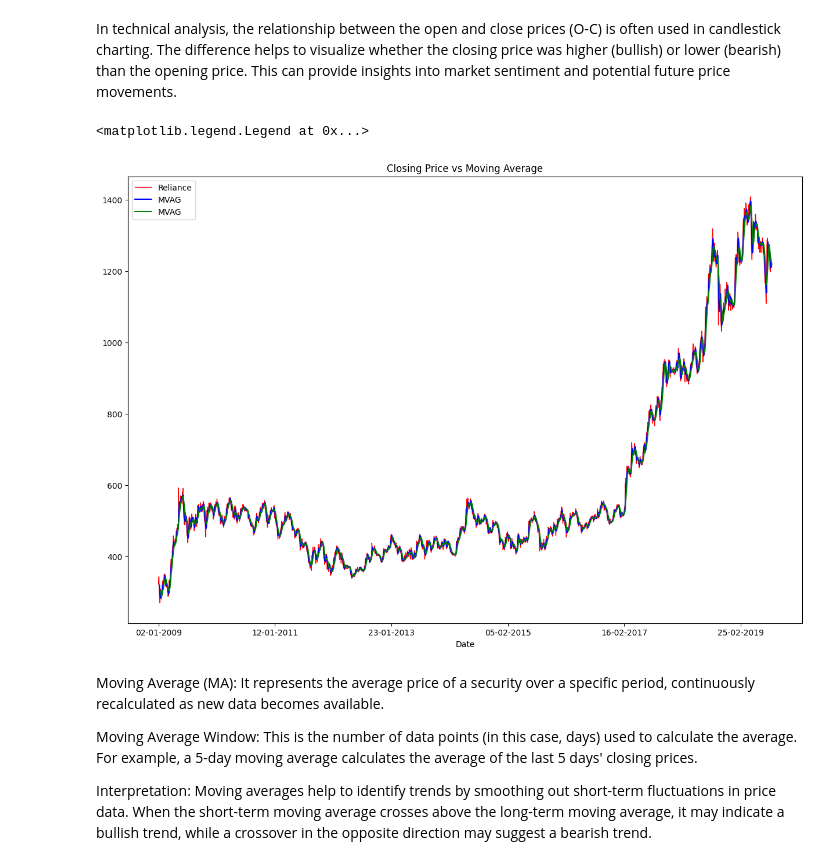
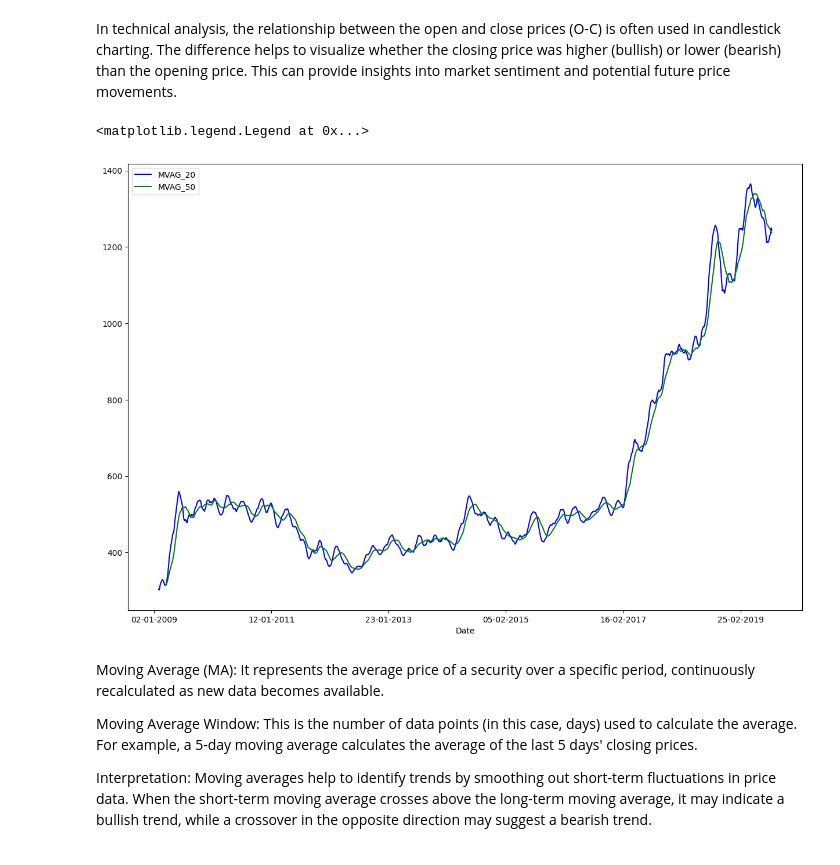
Before and after one commit to sahilgarg2814/avisoft, a Jupyter notebook: weekly_assignment/weakly_assignment7.ipynb, the cells around one changed output. Drawn from its saved outputs; the diff is of its cells as text; code cells hidden in the pictures.

```diff
--- a/weekly_assignment/weakly_assignment7.ipynb
+++ b/weekly_assignment/weakly_assignment7.ipynb
@@ -50,16 +52,17 @@ The difference between the high and low prices (H-L) gives an indication of the
 # %% [markdown]
 In technical analysis, the relationship between the open and close prices (O-C) is often used in candlestick charting. The difference helps to visualize whether the closing price was higher (bullish) or lower (bearish) than the opening price. This can provide insights into market sentiment and potential future price movements.
 # %%
-dataframe_reliance_stock_price['moving_average_5'] = dataframe_reliance_stock_price['Close'].rolling(window=5).mean()
-dataframe_reliance_stock_price['moving_average_10'] = dataframe_reliance_stock_price['Close'].rolling(window=10).mean()
+dataframe_reliance_stock_price['moving_average_20'] = dataframe_reliance_stock_price['Close'].rolling(window=20).mean()
+dataframe_reliance_stock_price['moving_average_50'] = dataframe_reliance_stock_price['Close'].rolling(window=50).mean()
 # %%
-dataframe_reliance_stock_price['Close'].plot(label='Reliance', figsize=(15,10), title='Closing Price vs Moving Average', color='red', linewidth=1.0, grid=True)
-dataframe_reliance_stock_price['moving_average_5'].plot(label='MVAG', color='blue')
-dataframe_reliance_stock_price['moving_average_10'].plot(label='MVAG', color='green')
+#dataframe_reliance_stock_price['Close'].plot(label='Reliance', figsize=(15,10), title='Closing Price vs Moving Average', color='red', linewidth=1.0, grid=True)
+plt.figure(figsize=(15,10))
+dataframe_reliance_stock_price['moving_average_20'].plot(label='MVAG_20', color='blue')
+dataframe_reliance_stock_price['moving_average_50'].plot(label='MVAG_50', color='green')
 plt.legend()
 # %% [output]
 <matplotlib.legend.Legend at 0x...>
-[figure, old version]
+[figure, new version]
 # %% [markdown]
 Moving Average (MA): It represents the average price of a security over a specific period, continuously recalculated as new data becomes available.
 
```
Also changed, not shown: parts of 14 cells of this notebook.
